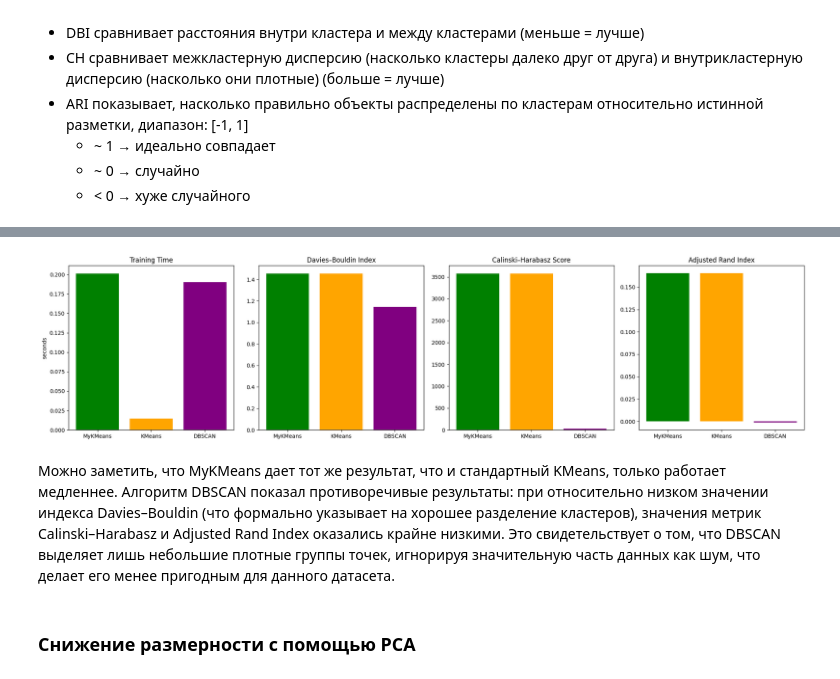
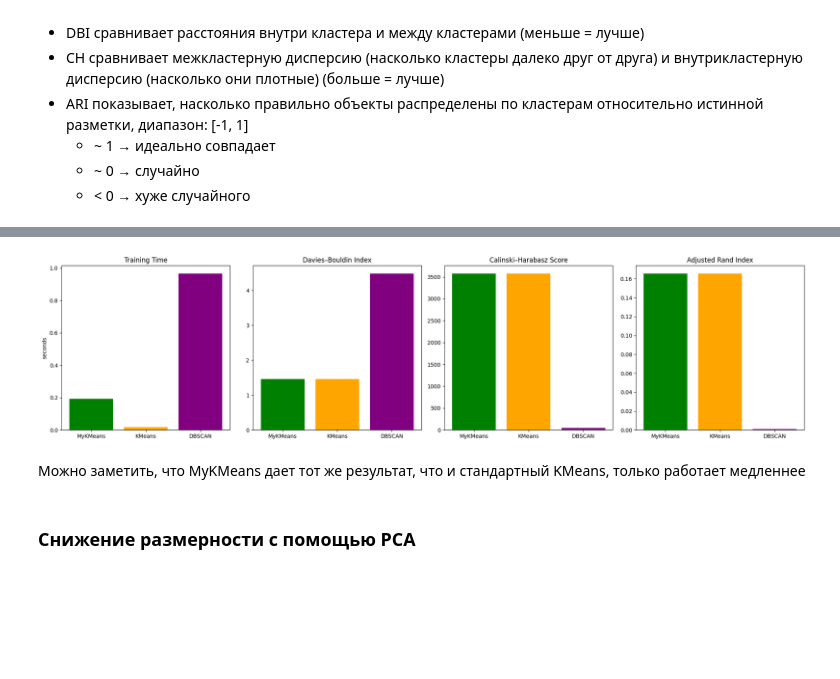
Before and after one commit to sofyak0zyreva/ml-course, a Jupyter notebook: homework/task6.ipynb, the cells around one changed output, grey strips where cells are left out. Cells and saved outputs as stored; diff of their text form; code cells hidden in the pictures; blank space fills up the shorter version.

Commit message:
feat: better tuning for dbscan

```diff
--- a/homework/task6.ipynb
+++ b/homework/task6.ipynb
@@ -493,27 +508,29 @@ print(df_final)
+# %%
+def show_results(df_final):
+    olors = ["green", "orange", "purple"]
+    fig, axes = plt.subplots(1, 4, figsize=(20, 5))
+
+    axes[0].bar(df_final["model"], df_final["time"], color=colors)
+    axes[0].set_title("Training Time")
+    axes[0].set_ylabel("seconds")
+
+    axes[1].bar(df_final["model"], df_final["DBI"], color=colors)
+    axes[1].set_title("Davies–Bouldin Index")
+
+    axes[2].bar(df_final["model"], df_final["CH"], color=colors)
+    axes[2].set_title("Calinski–Harabasz Score")
+
+    axes[3].bar(df_final["model"], df_final["ARI"], color=colors)
+    axes[3].set_title("Adjusted Rand Index")
+
+    plt.tight_layout()
+    plt.show()
 # %%
-colors = ["green", "orange", "purple"]
-fig, axes = plt.subplots(1, 4, figsize=(20, 5))
-
-axes[0].bar(df_final["model"], df_final["time"], color=colors)
-axes[0].set_title("Training Time")
-axes[0].set_ylabel("seconds")
-
-axes[1].bar(df_final["model"], df_final["DBI"], color=colors)
-axes[1].set_title("Davies–Bouldin Index")
-
-axes[2].bar(df_final["model"], df_final["CH"], color=colors)
-axes[2].set_title("Calinski–Harabasz Score")
-
-axes[3].bar(df_final["model"], df_final["ARI"], color=colors)
-axes[3].set_title("Adjusted Rand Index")
-
-plt.tight_layout()
-plt.show()
+show_results(df_final)
 # %% [output]
-[figure, old version]
+[figure, new version]
 # %% [markdown]
-Можно заметить, что MyKMeans дает тот же результат, что и стандартный KMeans, только работает медленнее.
-Алгоритм DBSCAN показал противоречивые результаты: при относительно низком значении индекса Davies–Bouldin (что формально указывает на хорошее разделение кластеров), значения метрик Calinski–Harabasz и Adjusted Rand Index оказались крайне низкими. Это свидетельствует о том, что DBSCAN выделяет лишь небольшие плотные группы точек, игнорируя значительную часть данных как шум, что делает его менее пригодным для данного датасета.
+Можно заметить, что MyKMeans дает тот же результат, что и стандартный KMeans, только работает медленнее
 # %% [markdown]
 ### Снижение размерности с помощью PCA
 # %% [markdown]
```
Also changed, not shown: parts of 24 cells of this notebook.
